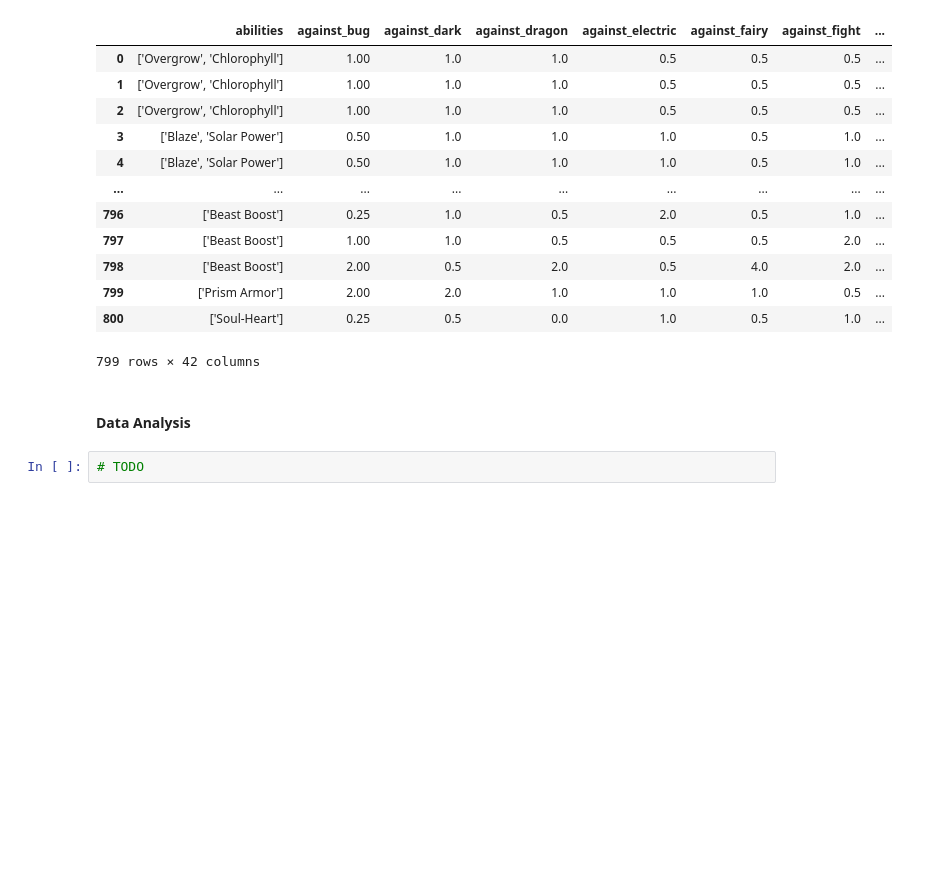
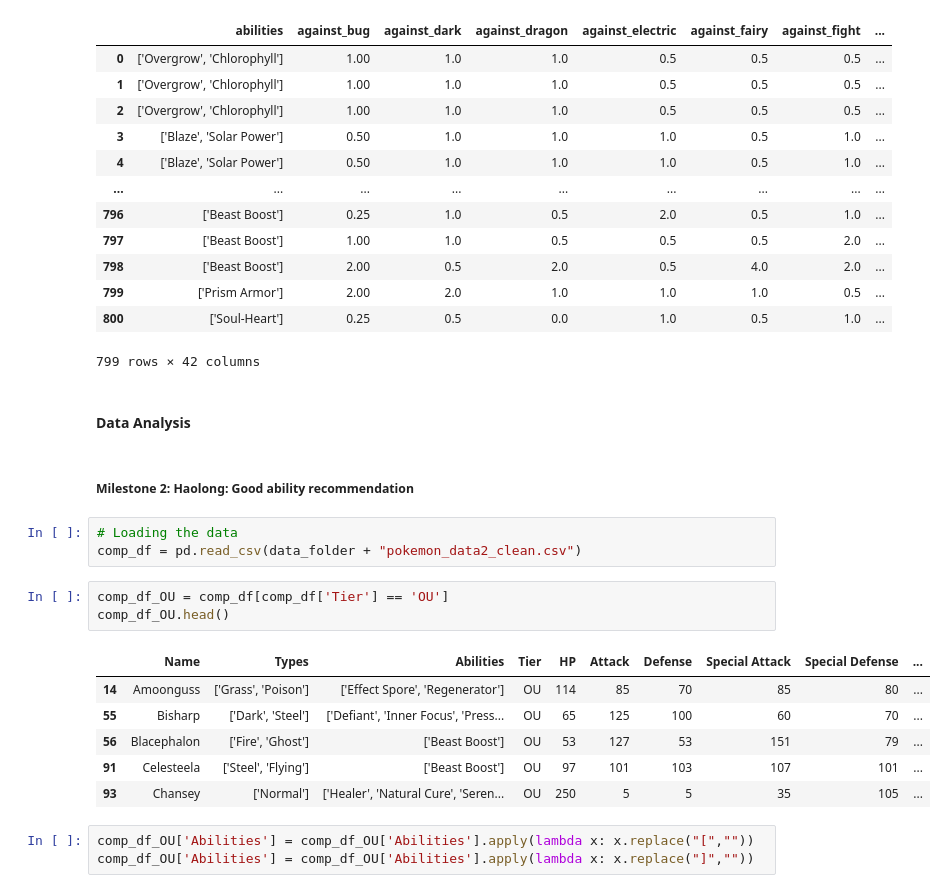
Before and after one commit to com-480-data-visualization/project-2023-les-derniers-vainqueurs, a Jupyter notebook: DataAnalysisPipeline.ipynb, the cells around one changed output. Drawn from its saved outputs; the diff is of its cells as text; blank space fills up the shorter version.

Commit message:
data analysis

```diff
--- a/DataAnalysisPipeline.ipynb
+++ b/DataAnalysisPipeline.ipynb
@@ -445,5 +445,21 @@ pokemon_data3
 799 rows × 42 columns
 # %% [markdown]
 #### Data Analysis
-# %%
-# TODO
+# %% [markdown]
+##### Milestone 2: Haolong: Good ability recommendation
+# %%
+# Loading the data
+comp_df = pd.read_csv(data_folder + "pokemon_data2_clean.csv")
+# %%
+comp_df_OU = comp_df[comp_df['Tier'] == 'OU']
+comp_df_OU.head()
+# %% [output]
+|  | Name | Types | Abilities | Tier | HP | Attack | Defense | Special Attack | Special Defense | ... |
+| 14 | Amoonguss | ['Grass', 'Poison'] | ['Effect Spore', 'Regenerator'] | OU | 114 | 85 | 70 | 85 | 80 | ... |
+| 55 | Bisharp | ['Dark', 'Steel'] | ['Defiant', 'Inner Focus', 'Press... | OU | 65 | 125 | 100 | 60 | 70 | ... |
+| 56 | Blacephalon | ['Fire', 'Ghost'] | ['Beast Boost'] | OU | 53 | 127 | 53 | 151 | 79 | ... |
+| 91 | Celesteela | ['Steel', 'Flying'] | ['Beast Boost'] | OU | 97 | 101 | 103 | 107 | 101 | ... |
+| 93 | Chansey | ['Normal'] | ['Healer', 'Natural Cure', 'Seren... | OU | 250 | 5 | 5 | 35 | 105 | ... |
+# %%
+comp_df_OU['Abilities'] = comp_df_OU['Abilities'].apply(lambda x: x.replace("[",""))
+comp_df_OU['Abilities'] = comp_df_OU['Abilities'].apply(lambda x: x.replace("]",""))
```
Also changed, not shown: parts of 2 cells of this notebook.
